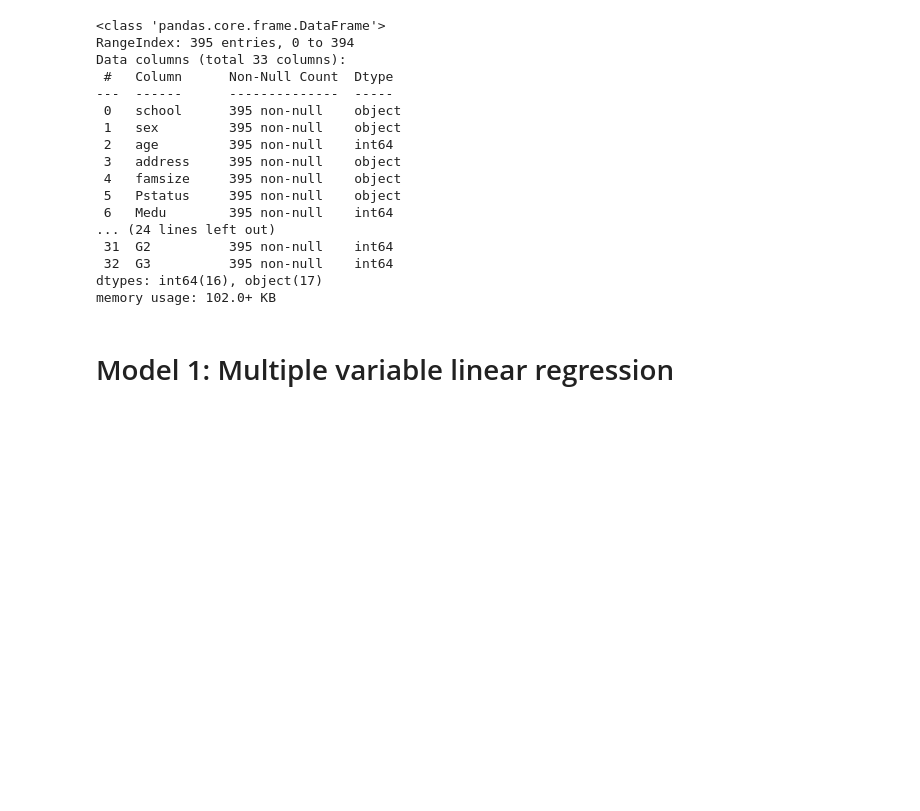
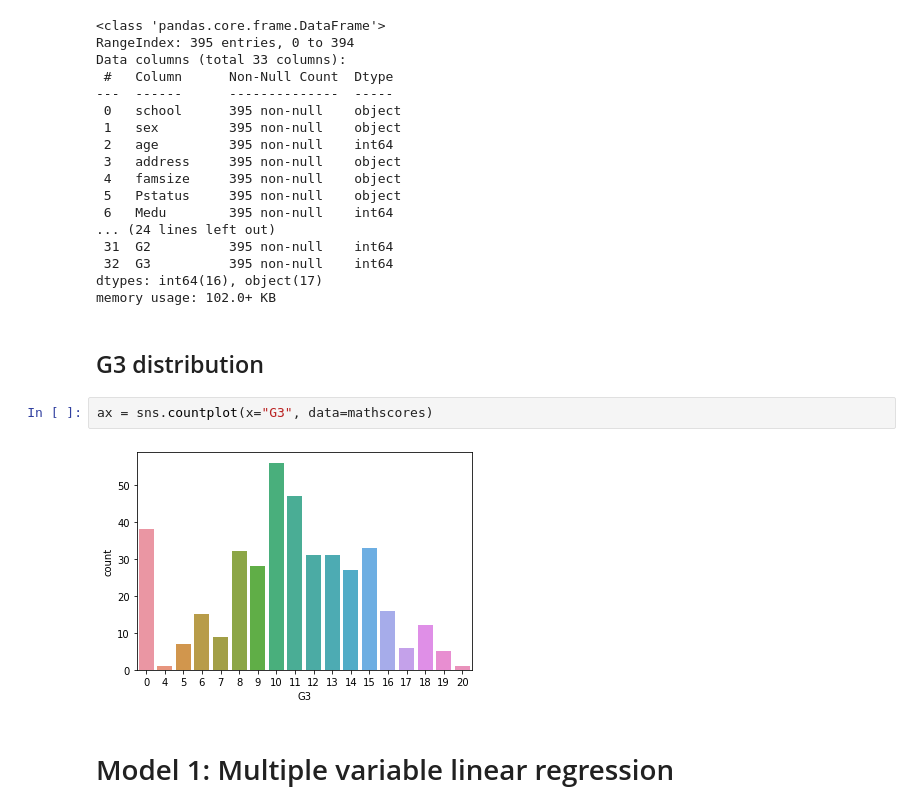
Before and after one commit to mathieu-tulpinck/ehb-ai, a Jupyter notebook: assignment.ipynb, the cells around one changed output. Cells and saved outputs as stored; diff of their text form; blank space fills up the shorter version.

```diff
--- a/assignment.ipynb
+++ b/assignment.ipynb
@@ -66,6 +67,12 @@ Data columns (total 33 columns):
  32  G3          395 non-null    int64
 dtypes: int64(16), object(17)
 memory usage: 102.0+ KB
+# %% [markdown]
+## G3 distribution
+# %%
+ax = sns.countplot(x="G3", data=mathscores)
+# %% [output]
+[figure, added]
 # %% [markdown]
 # Model 1: Multiple variable linear regression
 # %% [markdown]
```
Also changed, not shown: parts of 8 cells of this notebook.
